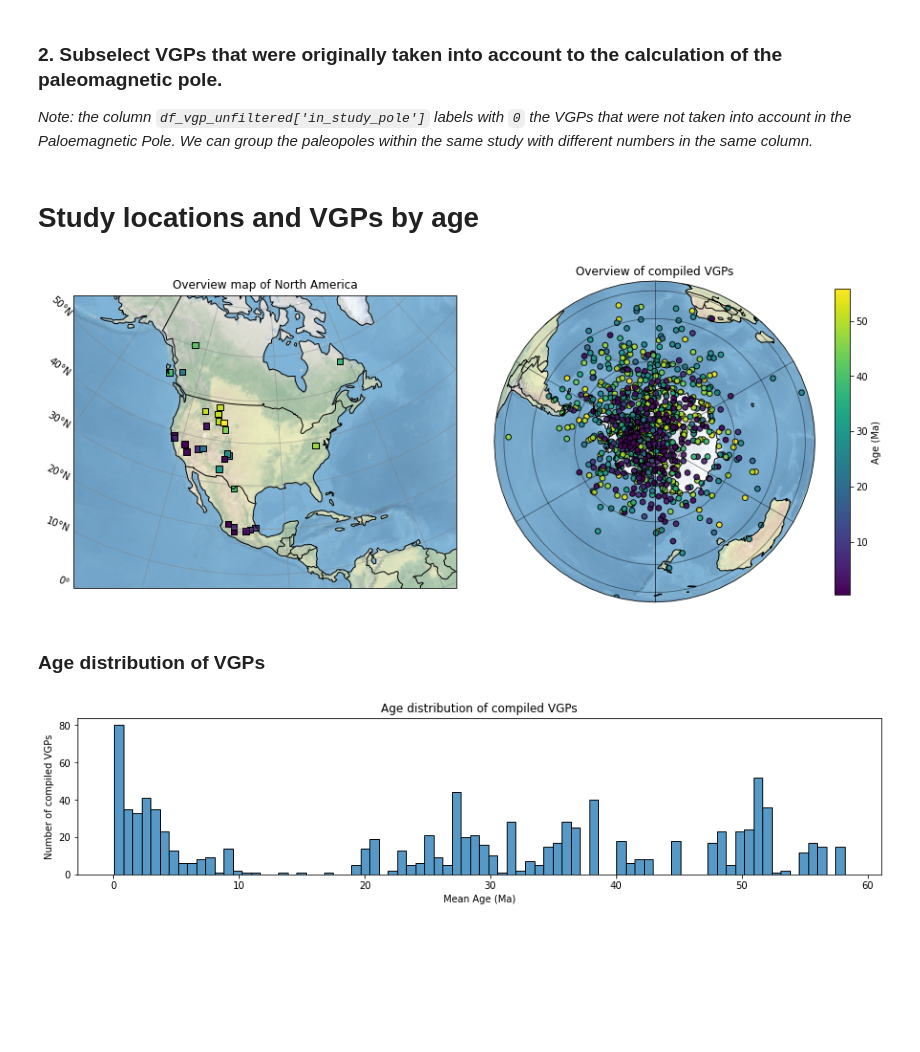
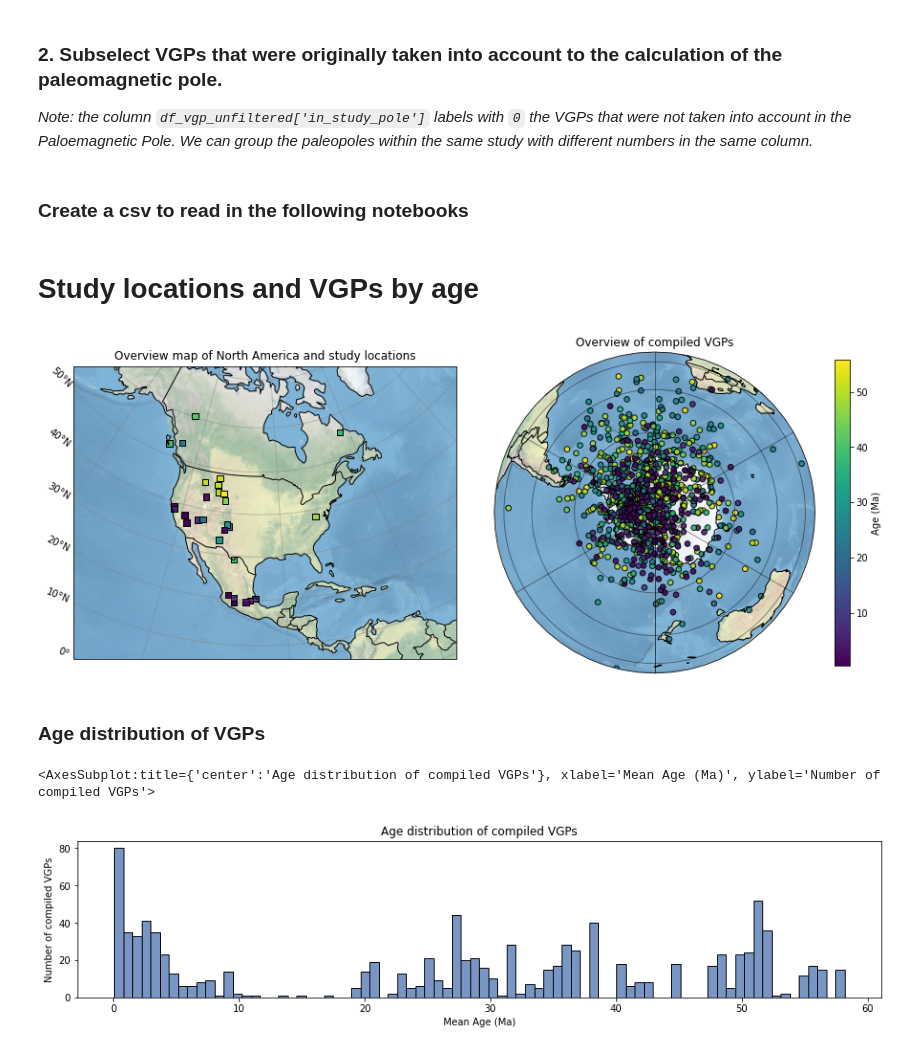
Before and after one commit to PolarWandering/Young_CEED, a Jupyter notebook: 1_Compile.ipynb, the cells around one changed output. Drawn from its saved outputs; the diff is of its cells as text; code cells hidden in the pictures; blank space fills up the shorter version.

```diff
--- a/1_Compile.ipynb
+++ b/1_Compile.ipynb
@@ -117,3 +117,5 @@ def original_selection(df_unfiltered, df_poles_original):
     return df_filtered, df_pole_compilation
 # %%
 df_filtered, df_pole_compilation = original_selection(df_vgp_unfiltered, df_poles_original)
+# %% [markdown]
+### Create a csv to read in the following notebooks
@@ -137,7 +141,7 @@ ax1.add_feature(cfeature.COASTLINE)
 ax1.stock_img()
 
 
-plt.title('Overview map of North America')
+plt.title('Overview map of North America and study locations')
 s = plt.scatter(
     df_pole_compilation.slon,
     df_pole_compilation.slat,
@@ -145,38 +149,39 @@ s = plt.scatter(
     edgecolors= "black", marker = "s", s=42, alpha = 1,
     cmap="viridis",
     transform=ccrs.PlateCarree(),
 )
 plt.tight_layout()
 
 
 ax2 = plt.subplot(2, 2, 2, projection=proj)
 ax2.set_title('Overview of compiled VGPs')
 ax2.add_feature(cfeature.BORDERS)
 gl = ax2.gridlines(crs=ccrs.PlateCarree(), draw_labels=False,
                   linewidth=0.8, color='black', alpha=0.5, linestyle='-')
 gl.ylabels_left = True
 ax2.add_feature(cfeature.LAND)
 ax2.add_feature(cfeature.COASTLINE)
 ax2.stock_img()
 
 plt.title('Overview of compiled VGPs')
 plt.scatter(
     df_filtered.vgp_lon_SH,
     df_filtered.vgp_lat_SH,
     c = df_filtered.mean_age,
     edgecolors= "black", marker = "o", s = 32, alpha =0.9,
     cmap="viridis",
     transform=ccrs.PlateCarree(),
 )
 plt.tight_layout()
 
 plt.colorbar(s, fraction=0.04, alpha = 1).set_label("Age (Ma)")
-#plt.savefig(current_path + '/figures/1/1_AB.svg', dpi =600, bbox_inches='tight')
+plt.savefig(current_path + '/figures/1/1_AB.svg', dpi =600, bbox_inches='tight')
 # %% [output]
-[figure, old version]
+[figure, new version]
 # %% [markdown]
 ### Age distribution of VGPs
 # %%
+sns.set_palette("deep")
 fig = plt.figure(figsize=(15,3))
 plt.title('Age distribution of compiled VGPs')
 plt.ylabel('Number of compiled VGPs')
@@ -184,4 +189,5 @@ plt.xlabel('Mean Age (Ma)')
 sns.histplot(data = df_filtered, x = 'mean_age', bins = 80, legend = False)
 #plt.savefig(current_path + '/figures/1/1_C.svg', dpi =600, bbox_inches='tight')
 # %% [output]
+<AxesSubplot:title={'center':'Age distribution of compiled VGPs'}, xlabel='Mean Age (Ma)', ylabel='Number of compiled VGPs'>
 [figure]
```
Also changed, not shown: parts of 1 cell of this notebook, 2 other files.
